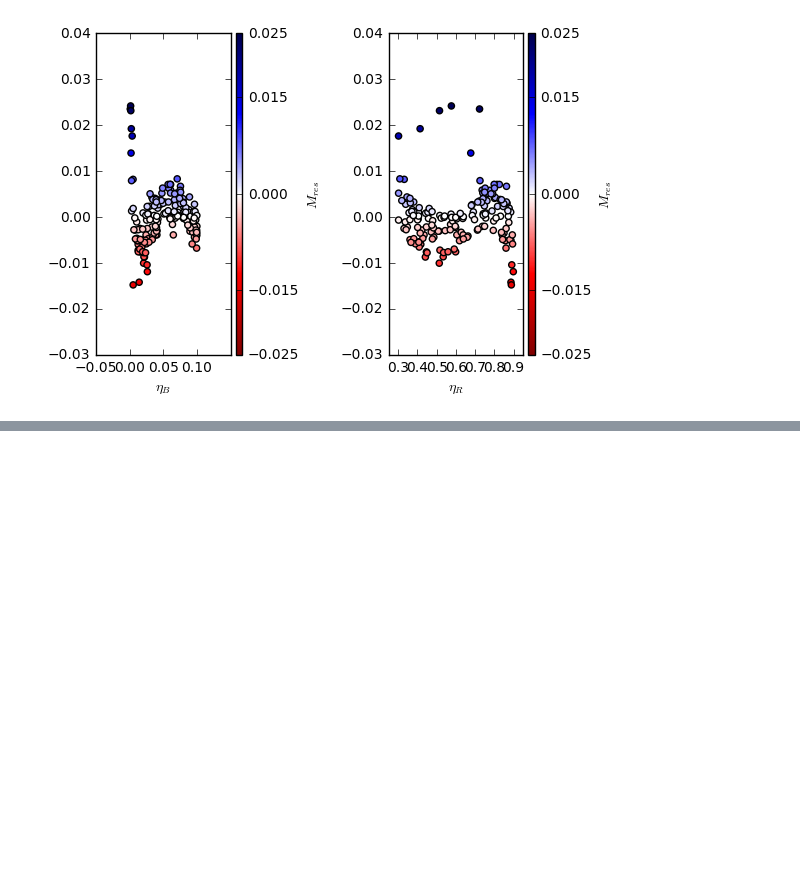
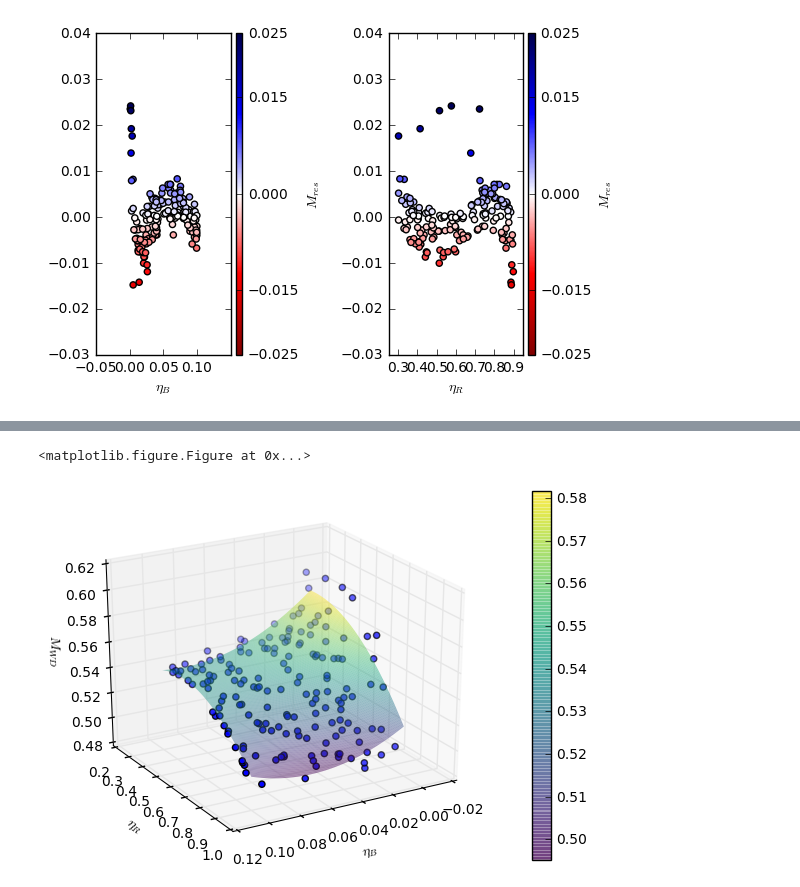
Before and after one commit to mhoffies/UQ-mesa, a Jupyter notebook: QFit.ipynb, the cells around one changed output, grey strips where cells are left out. Drawn from its saved outputs; the diff is of its cells as text; code cells hidden in the pictures; blank space fills up the shorter version.

```diff
--- a/QFit.ipynb
+++ b/QFit.ipynb
@@ -249,0 +289,24 @@ plt.tight_layout()
+# %%
+# Plot data
+plt.clf()
+fig = plt.figure()
+ax1 = fig.add_subplot(111, projection='3d')
+splot = ax1.scatter(data[0], data[1], data[2], c='blue')
+
+xvec = np.linspace(np.amin(data[0]), np.amax(data[0]), num=10*len(data[0]))
+yvec = np.linspace(np.amin(data[1]), np.amax(data[1]), num=10*len(data[1]))
+x, y = np.meshgrid(xvec, yvec)
+zfit = quadratic_2d([x,y], *popt)
+surf = ax1.plot_surface(x, y, zfit, cmap=mpl.cm.viridis, linewidth=0, alpha=0.5)
+fig.colorbar(surf)
+
+ax1.view_init(25, 60)
+ax1.set_xlabel('$\\eta_B$')
+ax1.set_ylabel('$\\eta_R$')
+ax1.set_zlabel('$M_{WD}$')
+plt.tight_layout()
+
+fig.savefig('planeandscatter.eps',format='eps',dpi=1000)
+# %% [output]
+<matplotlib.figure.Figure at 0x...>
+[figure, added]
```
Also changed, not shown: parts of 2 cells of this notebook, 3 other files.
